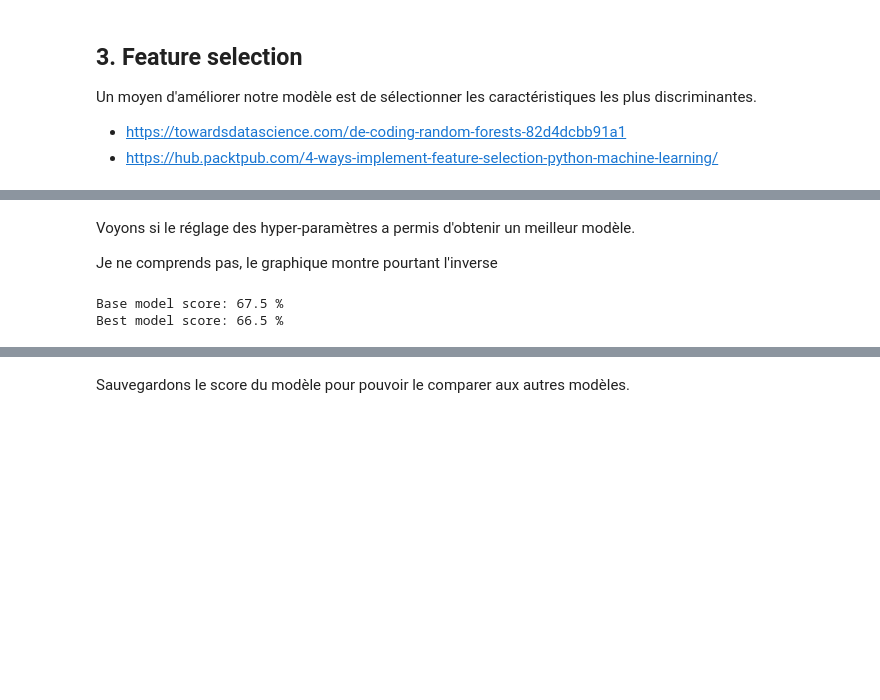
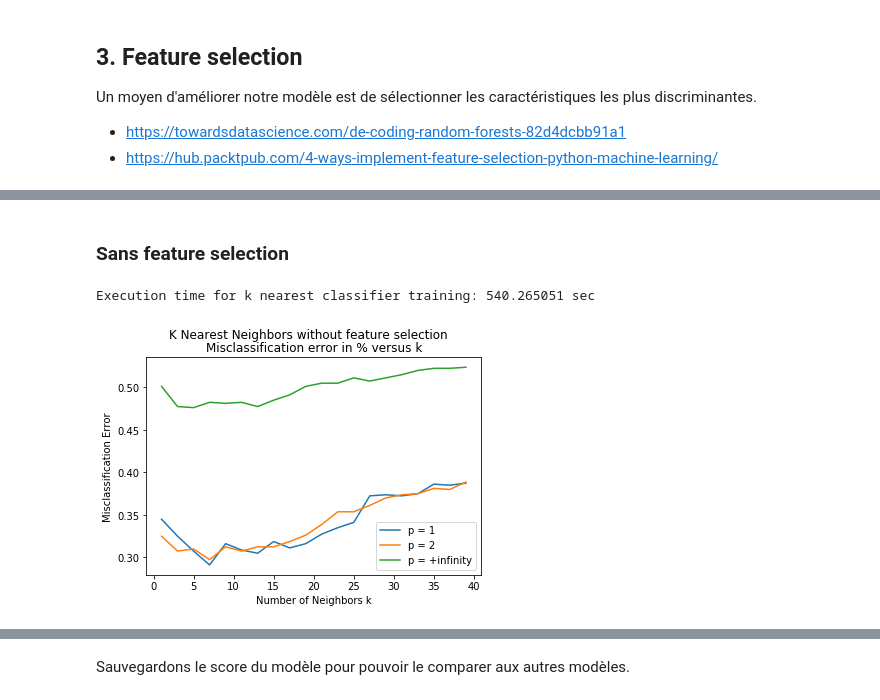
Before and after one commit to elise-chin/music-genre-classification, a Jupyter notebook: MT-kNN.ipynb, the cells around one changed output, grey strips where cells are left out. Drawn from its saved outputs; the diff is of its cells as text; code cells hidden in the pictures; blank space fills up the shorter version.

Commit message:
meilleur modele kNN

```diff
--- a/MT-kNN.ipynb
+++ b/MT-kNN.ipynb
@@ -105,5 +116,6 @@ features_name = data.drop(['genre/label'], axis=1).columns
 # %%
+# 7-8 MIN
 start = time.time()
-features, importances = base_model.findFeatureImportance(data_train, label_train)
+features, importances = fs.findFeatureImportance(base_model, data_train, label_train)
 end = time.time()
 print("Execution time to find the most important feature: %f sec"%(float(end) - float(start)))
@@ -261,17 +200,40 @@ print(base_model.get_params())
-# %%
-best_knn.fit(data_train, label_train)
-base_model.fit(data_train, label_train)
-# Test de validation
-best_knn_predictions = best_knn.predict(data_test)
-base_model_predictions = base_model.predict(data_test)
-# %% [markdown]
-Voyons si le réglage des hyper-paramètres a permis d'obtenir un meilleur modèle.
-
-Je ne comprends pas, le graphique montre pourtant l'inverse
-# %%
-best_knn.score_ = base_model.score(best_knn_predictions, label_test) * 100
-print("Base model score: {} %".format(base_model.score(base_model_predictions, label_test) * 100))
-print("Best model score: {} %".format(best_knn.score_))
-# %% [output]
-Base model score: 67.5 %
-Best model score: 66.5 %
+# %% [markdown]
+### Sans feature selection
+# %%
+# 10 MIN
+# Instanciation du grid search model
+grid_search_knn = pt.GridSearchCV(estimator = knn.OurKNeighborsClassifier,
+                                  param_distributions = param_grid,
+                                  cv = 5)
+
+# Entrainement du modele
+start = time.time()
+grid_search_knn.fit(data_train, label_train)
+end = time.time()
+print("Execution time for k nearest classifier training: %f sec"%(float(end) - float(start)))
+# %% [output]
+Execution time for k nearest classifier training: 540.265051 sec
+# %%
+cv_results = grid_search_knn.cv_results_
+
+# Calcul des erreurs de classification selon l'ordre p de la distance de minkowski
+mse = defaultdict(list)
+for i, estimator in enumerate(cv_results["estimators"]):
+    p_value = estimator.get_params()["p"]
+    mse[p_value].append(1 - cv_results["scores"][i])
+
+# Affichage de l'erreur de classification en fonction de la valeur de k
+# et de l'ordre p de la distance de minkowski
+plt.plot(n_neighbors, mse[1], label="p = 1")
+plt.plot(n_neighbors, mse[2], label="p = 2")
+plt.plot(n_neighbors, mse["+infty"], label="p = +infinity")
+plt.suptitle("K Nearest Neighbors without feature selection")
+plt.title("Misclassification error in % versus k")
+plt.xlabel("Number of Neighbors k")
+plt.ylabel("Misclassification Error")
+plt.legend()
+plt.savefig("Models/knn_misclassification_error.png")
+plt.show()
+plt.close()
+# %% [output]
+[figure, added]
```
Also changed, not shown: parts of 55 cells of this notebook, 7 other files.
